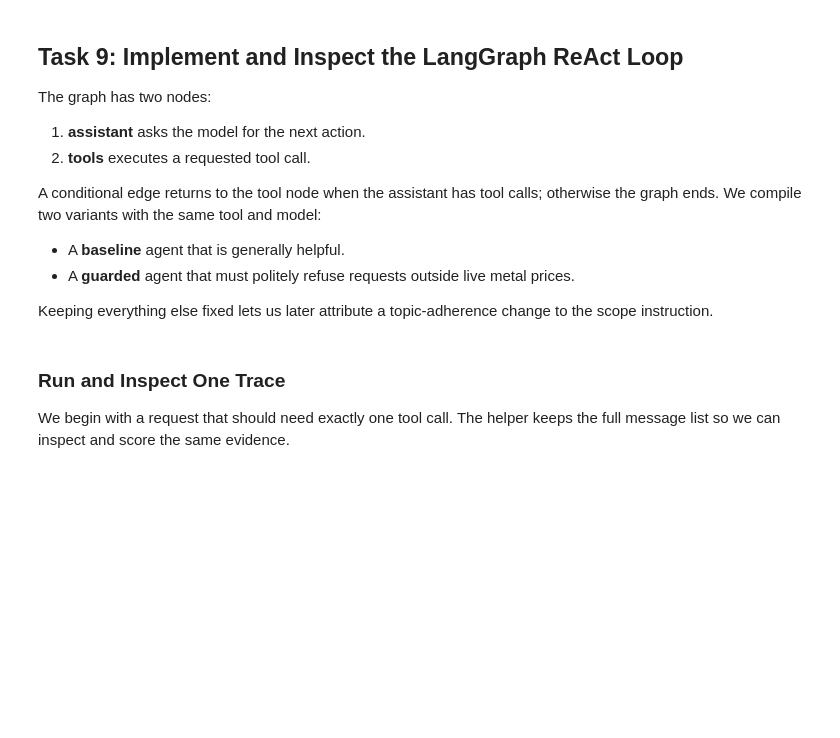
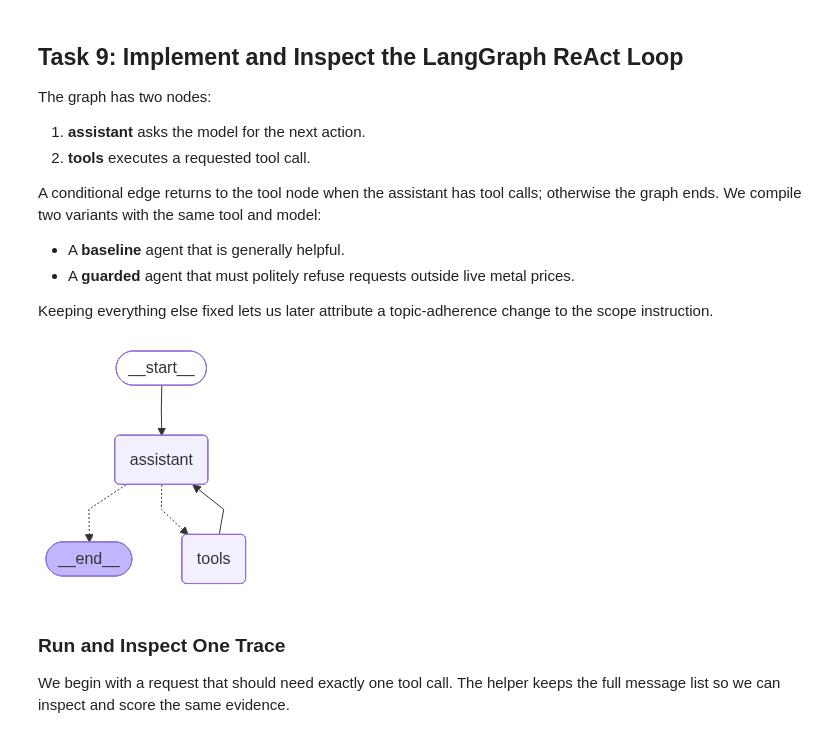
Before and after one commit to sajalosta/AIEC_v1.0, a Jupyter notebook: 06_Agentic_RAG_Evaluation/01_Metal_Price_Agent_Evaluation_Ragas_LangGraph.ipynb, the cells around one changed output. Cells and saved outputs as stored; diff of their text form; code cells hidden in the pictures; blank space fills up the shorter version.

```diff
--- a/06_Agentic_RAG_Evaluation/01_Metal_Price_Agent_Evaluation_Ragas_LangGraph.ipynb
+++ b/06_Agentic_RAG_Evaluation/01_Metal_Price_Agent_Evaluation_Ragas_LangGraph.ipynb
@@ -140,21 +138,21 @@ load_dotenv()
 
 SESSION6_RUNTIME_REVISION = "ragas-sync-adapter-v4"
 
-
 def read_required_secret(names: tuple[str, ...], prompt: str) -> str:
     for name in names:
-        if value := os.environ.get(name):
-            return value
-
-    value = getpass(prompt)
-    os.environ[names[0]] = value
-    return value
-
-
+        value = os.environ.get(name)
+        if value and value.strip():
+            cleaned = value.strip()
+            os.environ[name] = cleaned  # overwrite any whitespace-polluted value
+            return cleaned
+    cleaned = getpass(prompt).strip()
+    os.environ[names[0]] = cleaned
+    return cleaned
 gateway_api_key = read_required_secret(
     ("AI_GATEWAY_API_KEY", "VERCEL_OIDC_TOKEN"),
     "Vercel AI Gateway API key: ",
-)
+).strip()  # belt-and-suspenders: guarantee no surrounding whitespace
+
 
 GATEWAY_BASE_URL = os.environ.get(
     "AIM_GATEWAY_BASE_URL",
@@ -826,7 +1047,11 @@ def build_metal_agent(system_prompt: str):
 baseline_agent = build_metal_agent(BASELINE_SYSTEM_PROMPT)
 guarded_agent = build_metal_agent(GUARDED_SYSTEM_PROMPT)
 # %%
-print(baseline_agent.get_graph().draw_mermaid())
+##print(baseline_agent.get_graph().draw_mermaid_png())
+from IPython.display import Image, display
+display(Image(baseline_agent.get_graph().draw_mermaid_png()))
+# %% [output]
+[figure, added]
 # %% [markdown]
 ### Run and Inspect One Trace
 
```
Also changed, not shown: parts of 31 cells of this notebook.
